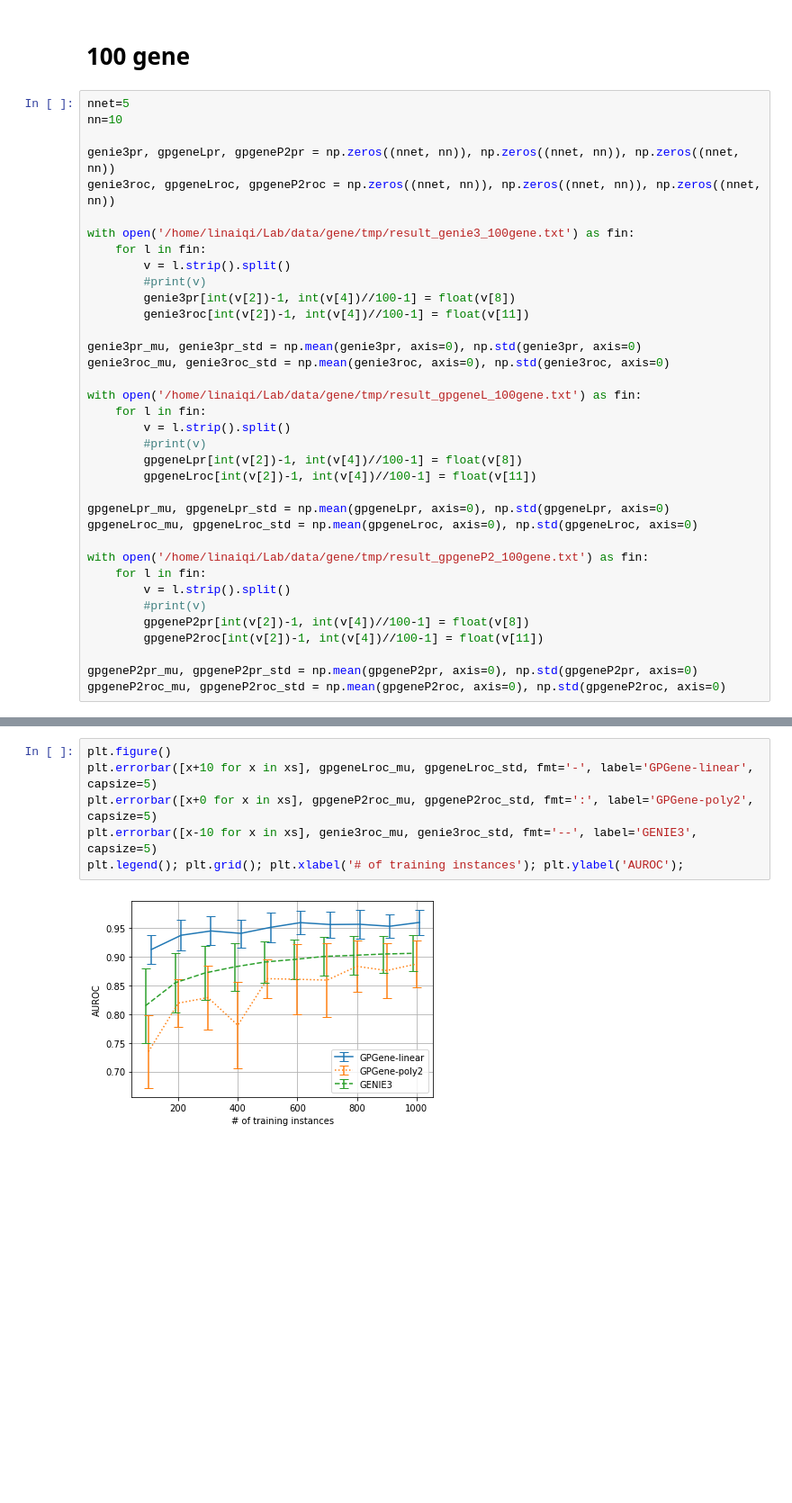
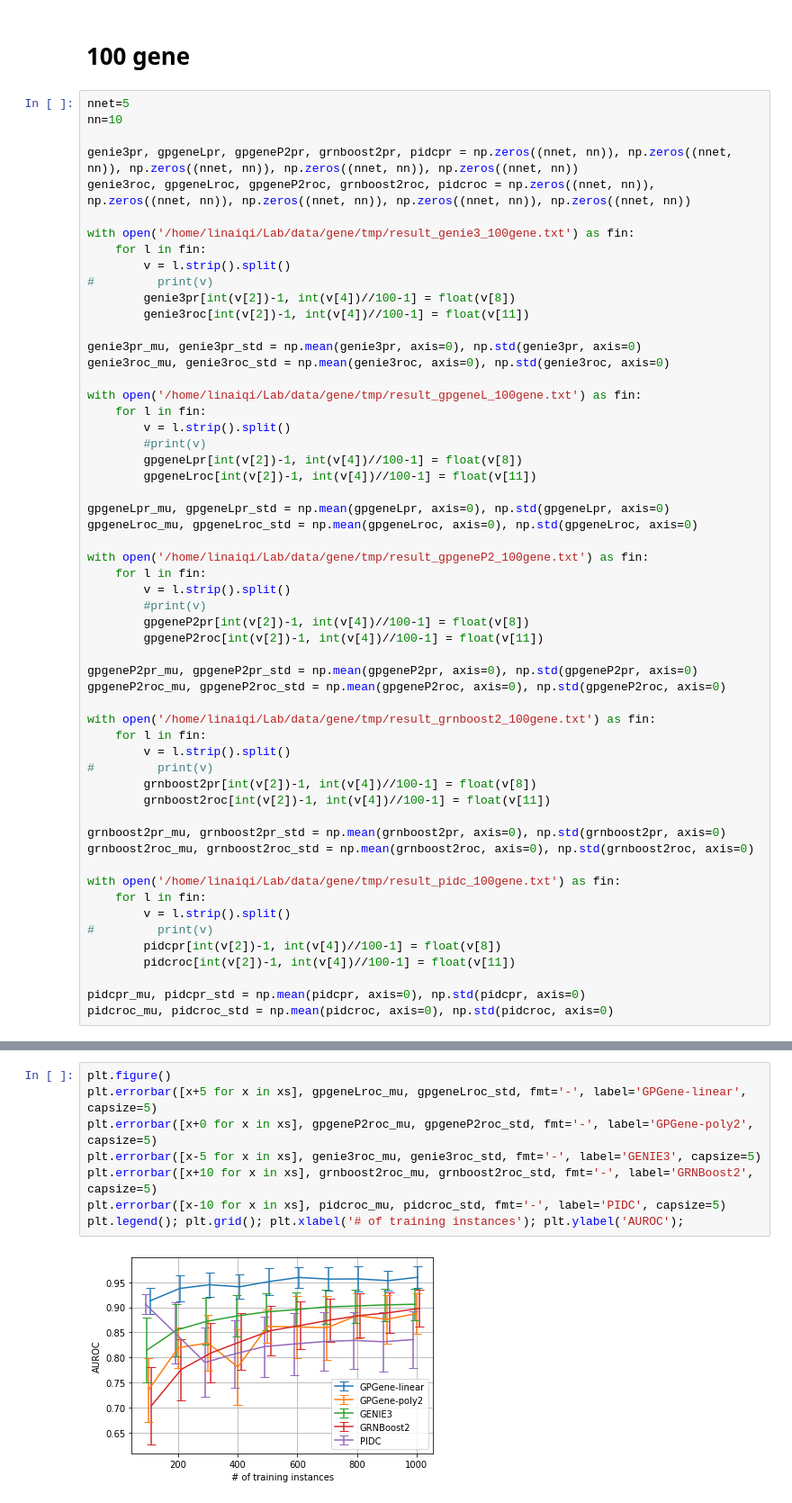
Before and after one commit to naiqili/GPGene, a Jupyter notebook: draw_fig.ipynb, the cells around one changed output, grey strips where cells are left out. Shown at 90% size. Saved outputs shown, nothing was run; the diff lists cells and outputs as text; blank space fills up the shorter version.

```diff
--- a/draw_fig.ipynb
+++ b/draw_fig.ipynb
@@ -66,13 +10,13 @@ plt.legend(); plt.grid(); plt.xlabel('# of training instances'); plt.ylabel('AUR
 nnet=5
 nn=10
 
-genie3pr, gpgeneLpr, gpgeneP2pr = np.zeros((nnet, nn)), np.zeros((nnet, nn)), np.zeros((nnet, nn))
-genie3roc, gpgeneLroc, gpgeneP2roc = np.zeros((nnet, nn)), np.zeros((nnet, nn)), np.zeros((nnet, nn))
+genie3pr, gpgeneLpr, gpgeneP2pr, grnboost2pr, pidcpr = np.zeros((nnet, nn)), np.zeros((nnet, nn)), np.zeros((nnet, nn)), np.zeros((nnet, nn)), np.zeros((nnet, nn))
+genie3roc, gpgeneLroc, gpgeneP2roc, grnboost2roc, pidcroc = np.zeros((nnet, nn)), np.zeros((nnet, nn)), np.zeros((nnet, nn)), np.zeros((nnet, nn)), np.zeros((nnet, nn))
 
 with open('/home/linaiqi/Lab/data/gene/tmp/result_genie3_100gene.txt') as fin:
     for l in fin:
         v = l.strip().split()
-        #print(v)
+#         print(v)
         genie3pr[int(v[2])-1, int(v[4])//100-1] = float(v[8])
         genie3roc[int(v[2])-1, int(v[4])//100-1] = float(v[11])
 
@@ -98,6 +42,26 @@ with open('/home/linaiqi/Lab/data/gene/tmp/result_gpgeneP2_100gene.txt') as fin:
 
 gpgeneP2pr_mu, gpgeneP2pr_std = np.mean(gpgeneP2pr, axis=0), np.std(gpgeneP2pr, axis=0)
 gpgeneP2roc_mu, gpgeneP2roc_std = np.mean(gpgeneP2roc, axis=0), np.std(gpgeneP2roc, axis=0)
+
+with open('/home/linaiqi/Lab/data/gene/tmp/result_grnboost2_100gene.txt') as fin:
+    for l in fin:
+        v = l.strip().split()
+#         print(v)
+        grnboost2pr[int(v[2])-1, int(v[4])//100-1] = float(v[8])
+        grnboost2roc[int(v[2])-1, int(v[4])//100-1] = float(v[11])
+
+grnboost2pr_mu, grnboost2pr_std = np.mean(grnboost2pr, axis=0), np.std(grnboost2pr, axis=0)
+grnboost2roc_mu, grnboost2roc_std = np.mean(grnboost2roc, axis=0), np.std(grnboost2roc, axis=0)
+
+with open('/home/linaiqi/Lab/data/gene/tmp/result_pidc_100gene.txt') as fin:
+    for l in fin:
+        v = l.strip().split()
+#         print(v)
+        pidcpr[int(v[2])-1, int(v[4])//100-1] = float(v[8])
+        pidcroc[int(v[2])-1, int(v[4])//100-1] = float(v[11])
+
+pidcpr_mu, pidcpr_std = np.mean(pidcpr, axis=0), np.std(pidcpr, axis=0)
+pidcroc_mu, pidcroc_std = np.mean(pidcroc, axis=0), np.std(pidcroc, axis=0)
 # %%
 xs=[int(100*(k+1)) for k in range(10)]
 
@@ -111,8 +77,10 @@ plt.legend(); plt.grid(); plt.xlabel('# of training instances'); plt.ylabel('AUP
 # %%
 plt.figure()
-plt.errorbar([x+10 for x in xs], gpgeneLroc_mu, gpgeneLroc_std, fmt='-', label='GPGene-linear', capsize=5)
-plt.errorbar([x+0 for x in xs], gpgeneP2roc_mu, gpgeneP2roc_std, fmt=':', label='GPGene-poly2', capsize=5)
-plt.errorbar([x-10 for x in xs], genie3roc_mu, genie3roc_std, fmt='--', label='GENIE3', capsize=5)
+plt.errorbar([x+5 for x in xs], gpgeneLroc_mu, gpgeneLroc_std, fmt='-', label='GPGene-linear', capsize=5)
+plt.errorbar([x+0 for x in xs], gpgeneP2roc_mu, gpgeneP2roc_std, fmt='-', label='GPGene-poly2', capsize=5)
+plt.errorbar([x-5 for x in xs], genie3roc_mu, genie3roc_std, fmt='-', label='GENIE3', capsize=5)
+plt.errorbar([x+10 for x in xs], grnboost2roc_mu, grnboost2roc_std, fmt='-', label='GRNBoost2', capsize=5)
+plt.errorbar([x-10 for x in xs], pidcroc_mu, pidcroc_std, fmt='-', label='PIDC', capsize=5)
 plt.legend(); plt.grid(); plt.xlabel('# of training instances'); plt.ylabel('AUROC');
 # %% [output]
-[figure, old version]
+[figure, new version]
```
Also changed, not shown: parts of 13 cells of this notebook, 5 other files.
